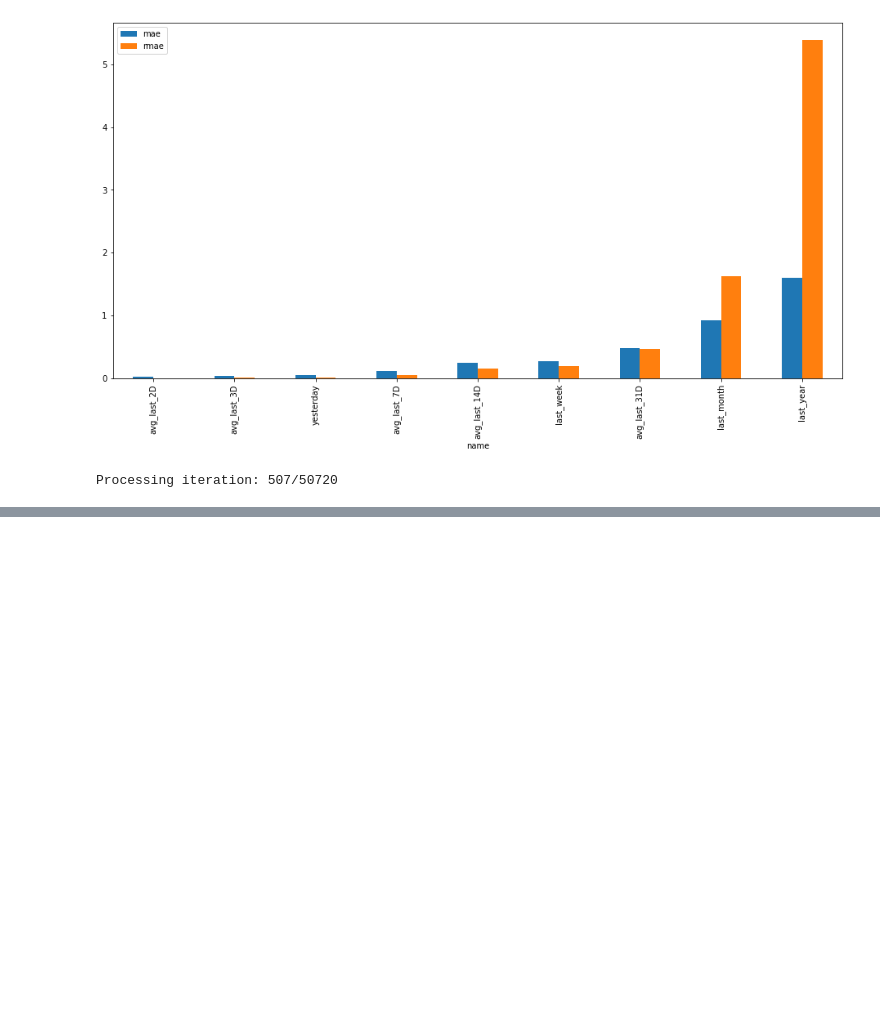
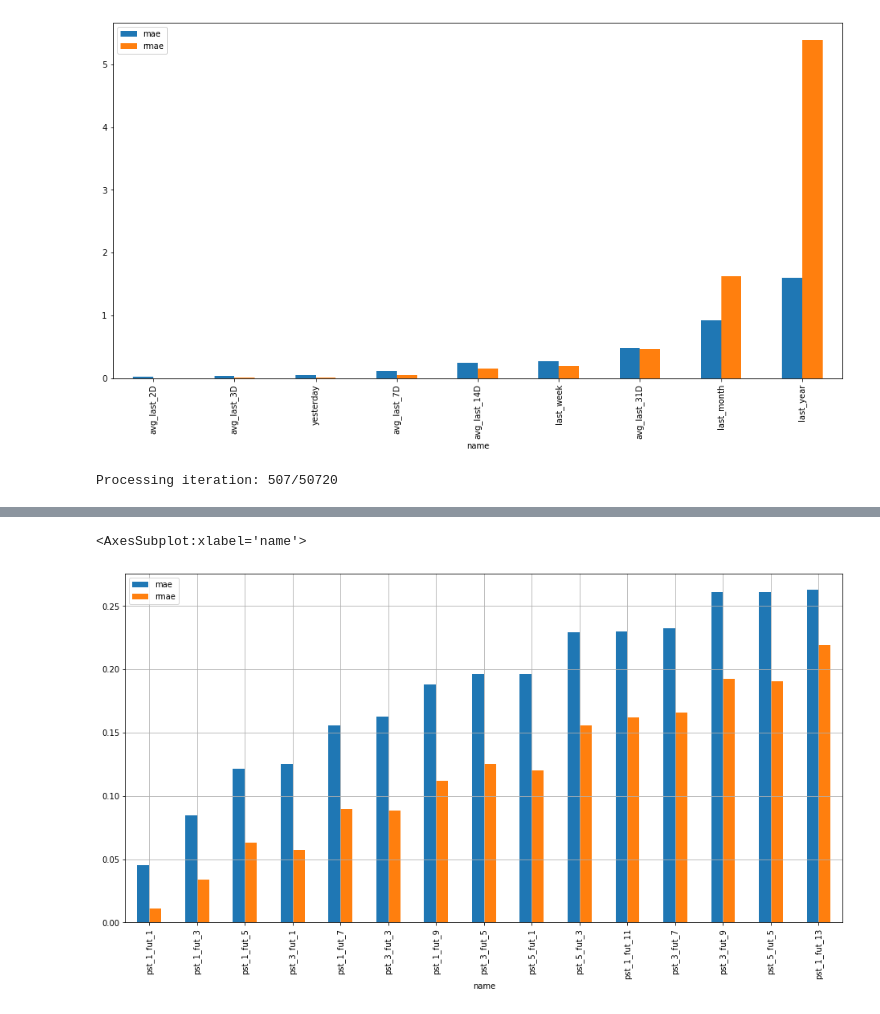
Before and after one commit to KlemenKozelj/master_thesis, a Jupyter notebook: 02_Lake_Bilancino_Benchmark.ipynb, the cells around one changed output, grey strips where cells are left out. Drawn from its saved outputs; the diff is of its cells as text; code cells hidden in the pictures; blank space fills up the shorter version.

```diff
--- a/02_Lake_Bilancino_Benchmark.ipynb
+++ b/02_Lake_Bilancino_Benchmark.ipynb
@@ -138,20 +138,18 @@ def next_D(learn, interval):
 scenarios = []
 
 for future_range in range(1, 15, 2):
+    for past_range in range(1, 15, 2):
 
-    # next N days will be same as today
-    r1 = rolling_forecast(df, future_range, next_D, False)
-    scenarios.append(['nxt_{}'.format(future_range), r1[0], r1[1], r1[2]])
-
-    for past_range in range(2, 15, 2):
-        def avg_next_D(learn, interval):
-            v = learn['Lake_Level'].tail(past_range).mean()
+        def predictionF(learn, interval):
+            back = past_range
+            if len(learn['Lake_Level']) < past_range: back = len(learn['Lake_Level'])
+            v = learn['Lake_Level'][-back].mean()
             return [v] * interval
 
         # next N days will be same as mean from past M days
-        r2 = rolling_forecast(df,  future_range, avg_next_D, False)
-        scenarios.append(['avg_{}_nxt_{}'.format(past_range, future_range), r2[0], r2[1], r2[2]])
+        r2 = rolling_forecast(df,  future_range, predictionF, False)
+        scenarios.append([past_range, future_range , r2[0], r2[1], r2[2]])
 
-scenarios = sorted(scenarios, key=lambda l: l[2])
+scenarios = sorted(scenarios, key=lambda l: l[3])
 # %% [output]
 Processing iteration: 507/50720
@@ -187,0 +156,8 @@ df_r2.plot(kind='bar', figsize=(16, 8), grid=True)
+# %%
+df_r2 = [['pst_{}_fut_{}'.format(s[0], s[1]), s[0], s[1],  s[3], s[4]] for s in scenarios]
+
+df_r2 = pd.DataFrame(df_r2, columns=['name', 'past', 'future', 'mae', 'rmae'])
+df_r2 = df_r2.set_index('name')
+
+print(df_r2.head(5))
+print(df_r2.tail(5))
@@ -187,0 +179,5 @@ df_r2.plot(kind='bar', figsize=(16, 8), grid=True)
+# %%
+df_r2.iloc[0:15, [2, 3]].plot(kind='bar', figsize=(16, 8), grid=True)
+# %% [output]
+<AxesSubplot:xlabel='name'>
+[figure, added]
```
Also changed, not shown: parts of 3 cells of this notebook.
